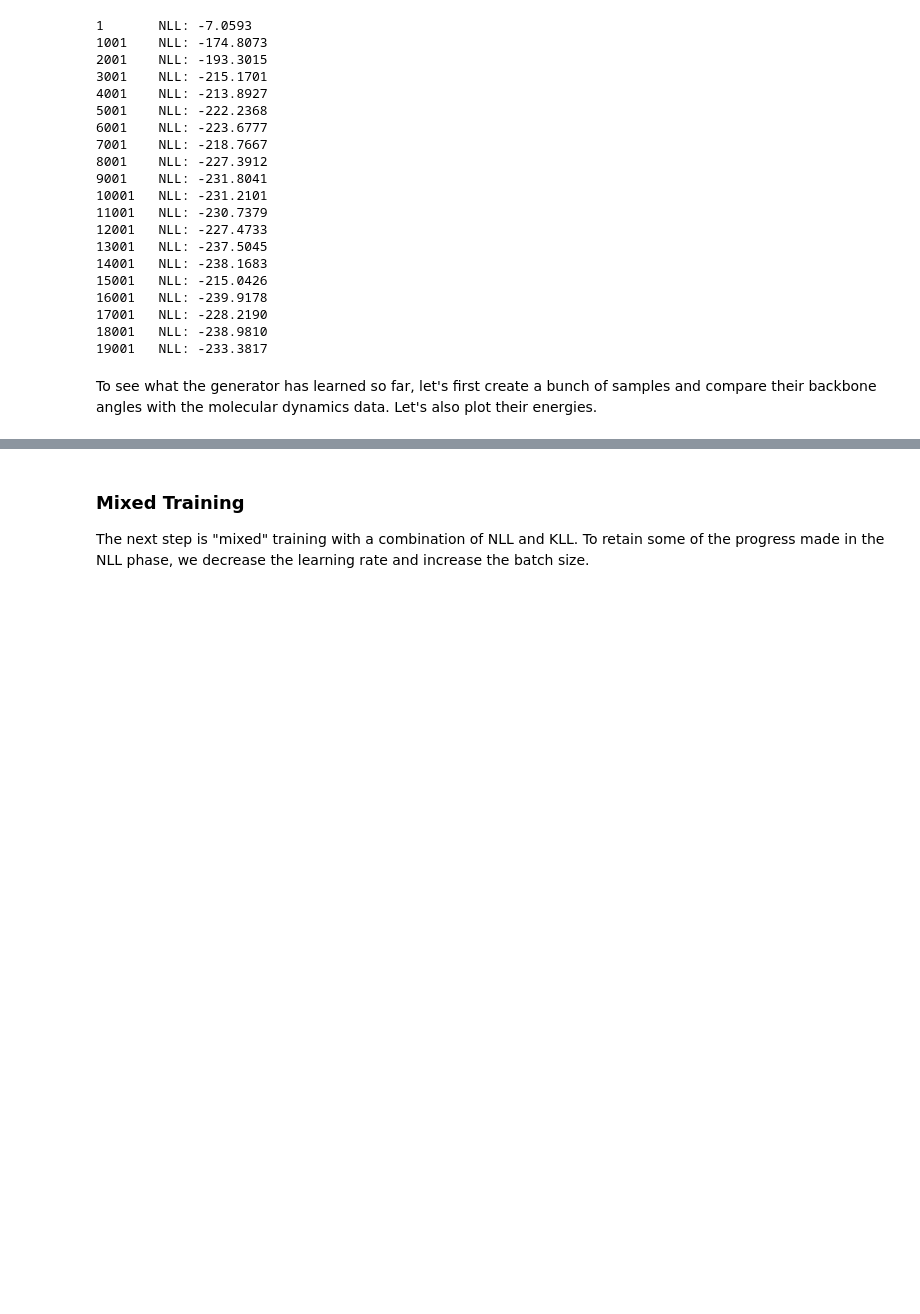
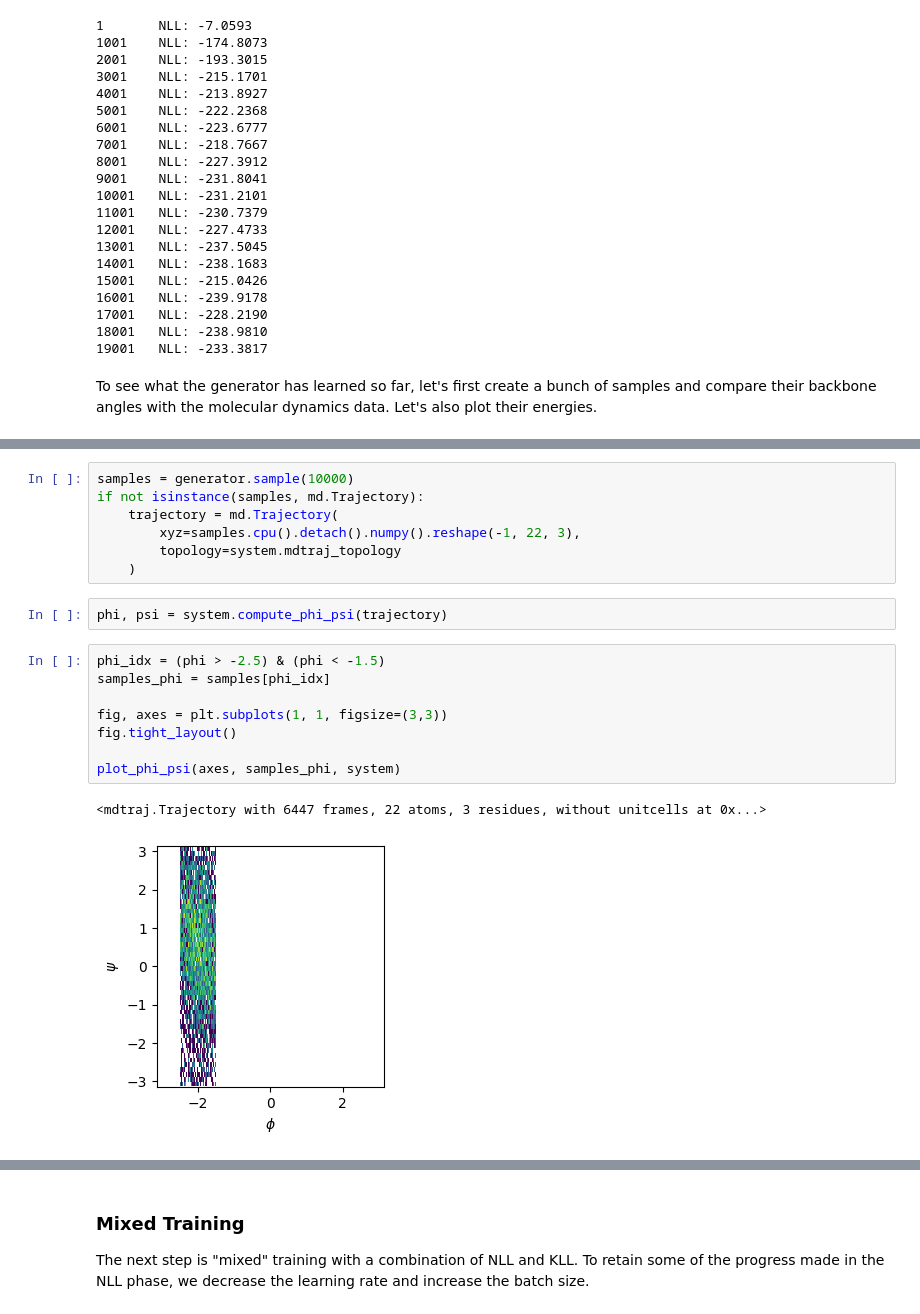
Before and after one commit to seonghyun26/bgflow, a Jupyter notebook: notebooks/alanine_dipeptide_basics.ipynb, the cells around one changed output, grey strips where cells are left out. Saved outputs shown, nothing was run; the diff lists cells and outputs as text; blank space fills up the shorter version.

```diff
--- a/notebooks/alanine_dipeptide_basics.ipynb
+++ b/notebooks/alanine_dipeptide_basics.ipynb
@@ -337,0 +342,20 @@ if main:
+# %%
+samples = generator.sample(10000)
+if not isinstance(samples, md.Trajectory):
+    trajectory = md.Trajectory(
+        xyz=samples.cpu().detach().numpy().reshape(-1, 22, 3),
+        topology=system.mdtraj_topology
+    )
+# %%
+phi, psi = system.compute_phi_psi(trajectory)
+# %%
+phi_idx = (phi > -2.5) & (phi < -1.5)
+samples_phi = samples[phi_idx]
+
+fig, axes = plt.subplots(1, 1, figsize=(3,3))
+fig.tight_layout()
+
+plot_phi_psi(axes, samples_phi, system)
+# %% [output]
+<mdtraj.Trajectory with 6447 frames, 22 atoms, 3 residues, without unitcells at 0x...>
+[figure, added]
```
Also changed, not shown: parts of 9 cells of this notebook, 3 other files.
